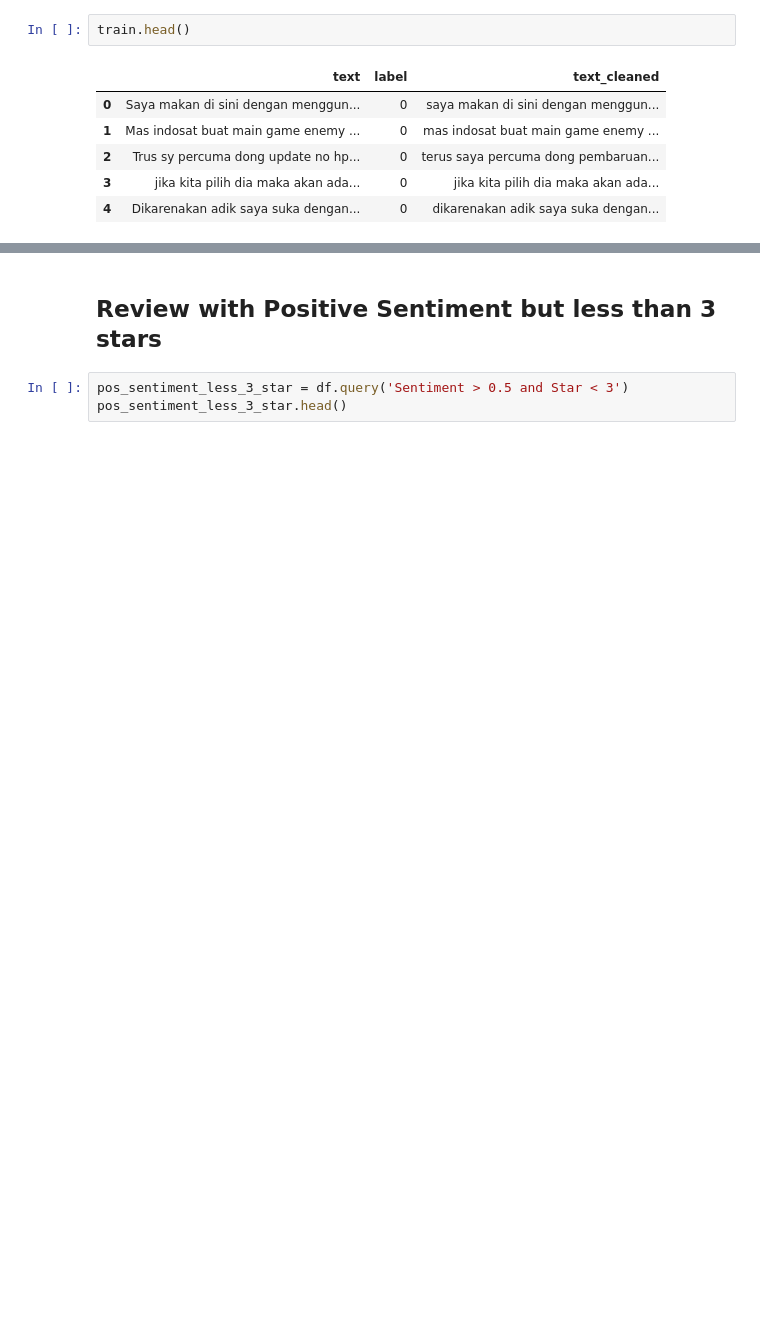
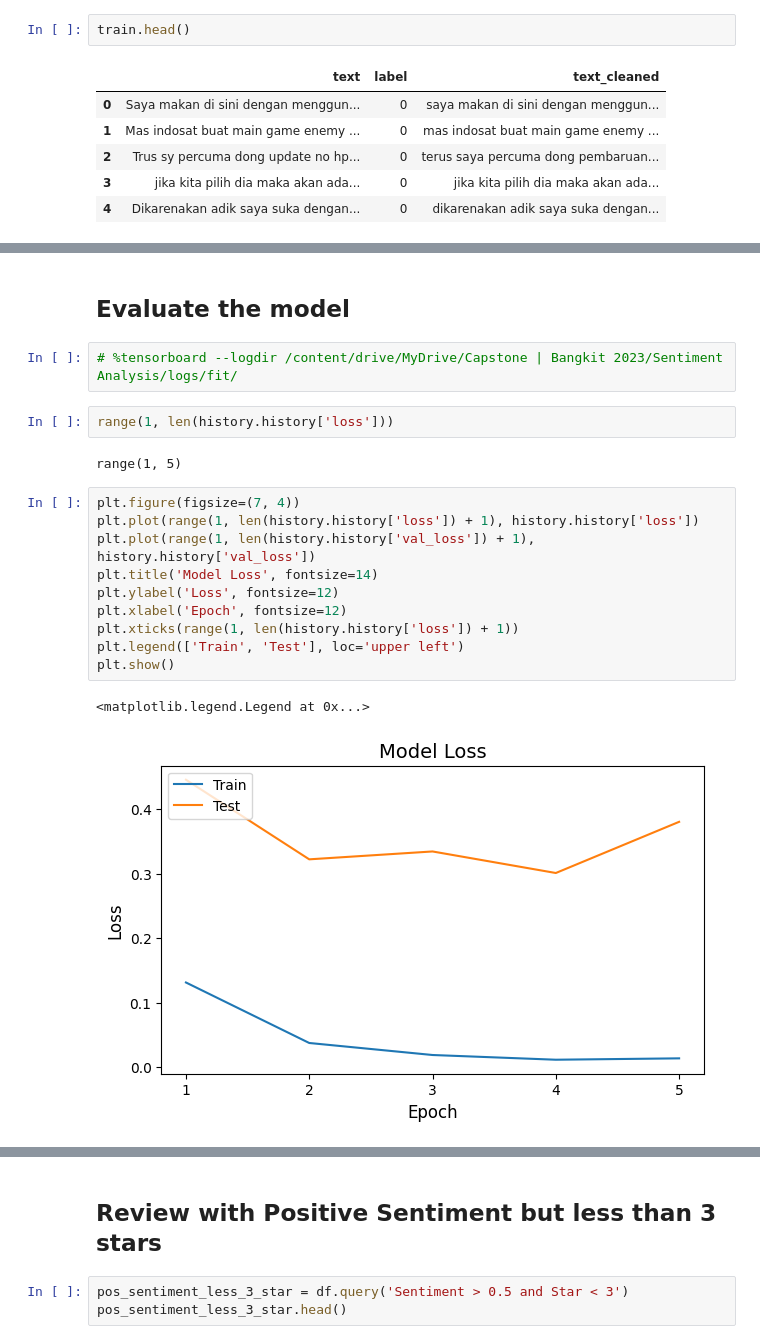
Before and after one commit to argadewanata/ML-Bangkit-Capstone-Project, a Jupyter notebook: Sentiment Analysis/SentimentAnalysis.ipynb, the cells around one changed output, grey strips where cells are left out. Cells and saved outputs as stored; diff of their text form; blank space fills up the shorter version.

```diff
--- a/Sentiment Analysis/SentimentAnalysis.ipynb
+++ b/Sentiment Analysis/SentimentAnalysis.ipynb
@@ -643,0 +682,21 @@ df.head()
+# %% [markdown]
+## Evaluate the model
+# %%
+# %tensorboard --logdir /content/drive/MyDrive/Capstone | Bangkit 2023/Sentiment Analysis/logs/fit/
+# %%
+range(1, len(history.history['loss']))
+# %% [output]
+range(1, 5)
+# %%
+plt.figure(figsize=(7, 4))
+plt.plot(range(1, len(history.history['loss']) + 1), history.history['loss'])
+plt.plot(range(1, len(history.history['val_loss']) + 1), history.history['val_loss'])
+plt.title('Model Loss', fontsize=14)
+plt.ylabel('Loss', fontsize=12)
+plt.xlabel('Epoch', fontsize=12)
+plt.xticks(range(1, len(history.history['loss']) + 1))
+plt.legend(['Train', 'Test'], loc='upper left')
+plt.show()
+# %% [output]
+<matplotlib.legend.Legend at 0x...>
+[figure, added]
```
Also changed, not shown: parts of 123 cells of this notebook.
